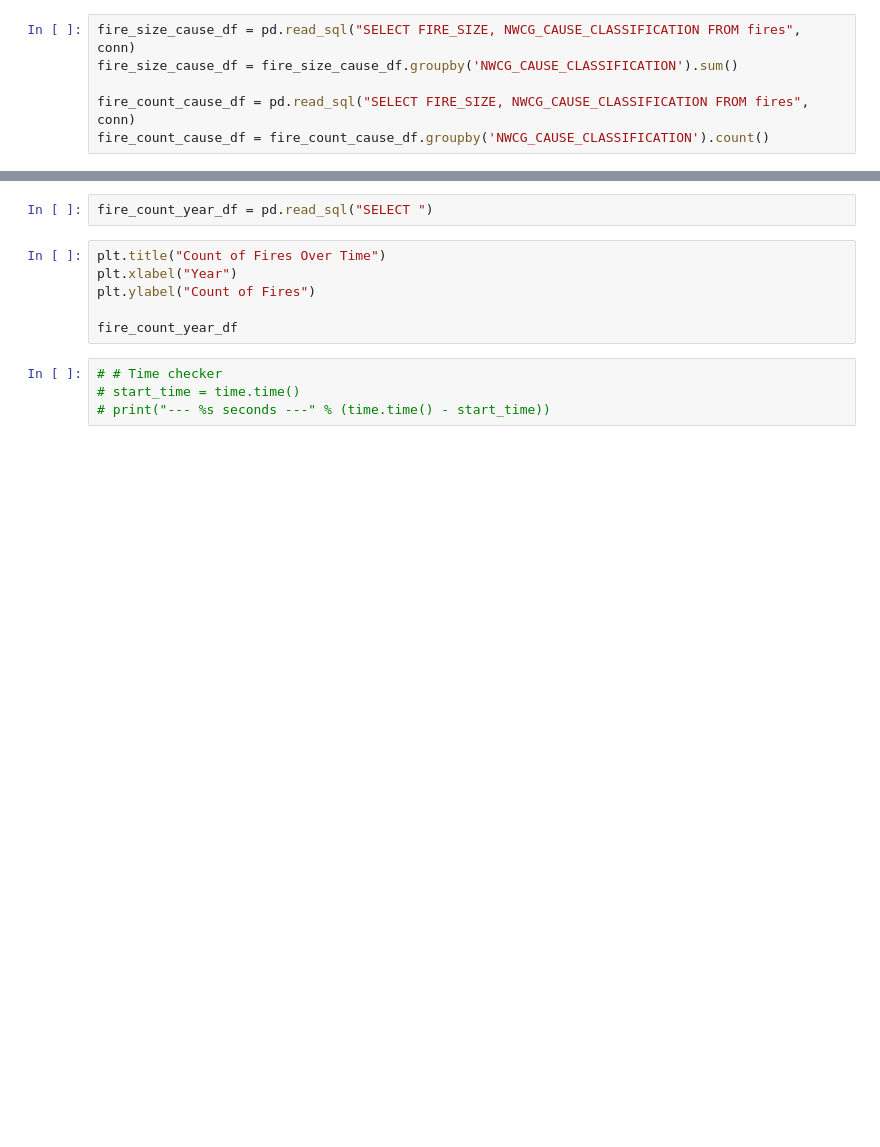
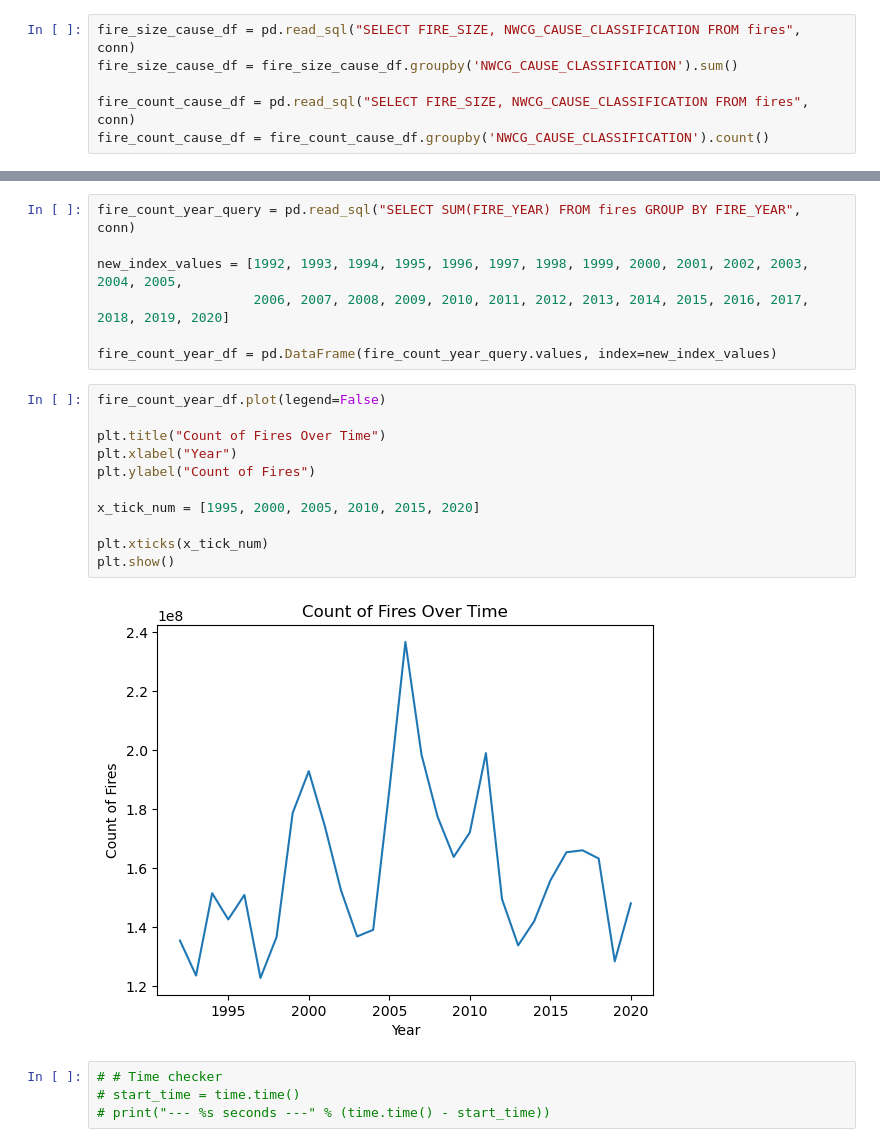
Before and after one commit to equitymarkets/Wildfires, a Jupyter notebook: wildfires.ipynb, the cells around one changed output, grey strips where cells are left out. Cells and saved outputs as stored; diff of their text form; blank space fills up the shorter version.

```diff
--- a/wildfires.ipynb
+++ b/wildfires.ipynb
@@ -36,13 +40,25 @@ plt.show()
 # %% [output]
 [figure]
 # %%
-fire_count_year_df = pd.read_sql("SELECT ")
+fire_count_year_query = pd.read_sql("SELECT SUM(FIRE_YEAR) FROM fires GROUP BY FIRE_YEAR", conn)
+
+new_index_values = [1992, 1993, 1994, 1995, 1996, 1997, 1998, 1999, 2000, 2001, 2002, 2003, 2004, 2005,
+                    2006, 2007, 2008, 2009, 2010, 2011, 2012, 2013, 2014, 2015, 2016, 2017, 2018, 2019, 2020]
+
+fire_count_year_df = pd.DataFrame(fire_count_year_query.values, index=new_index_values)
-# %%
-plt.title("Count of Fires Over Time")
-plt.xlabel("Year")
-plt.ylabel("Count of Fires")
-
-fire_count_year_df
+# %%
+fire_count_year_df.plot(legend=False)
+
+plt.title("Count of Fires Over Time")
+plt.xlabel("Year")
+plt.ylabel("Count of Fires")
+
+x_tick_num = [1995, 2000, 2005, 2010, 2015, 2020]
+
+plt.xticks(x_tick_num)
+plt.show()
+# %% [output]
+[figure, added]
 # %%
 # # Time checker
 # start_time = time.time()
```
Also changed, not shown: parts of 15 cells of this notebook, 7 other files.
